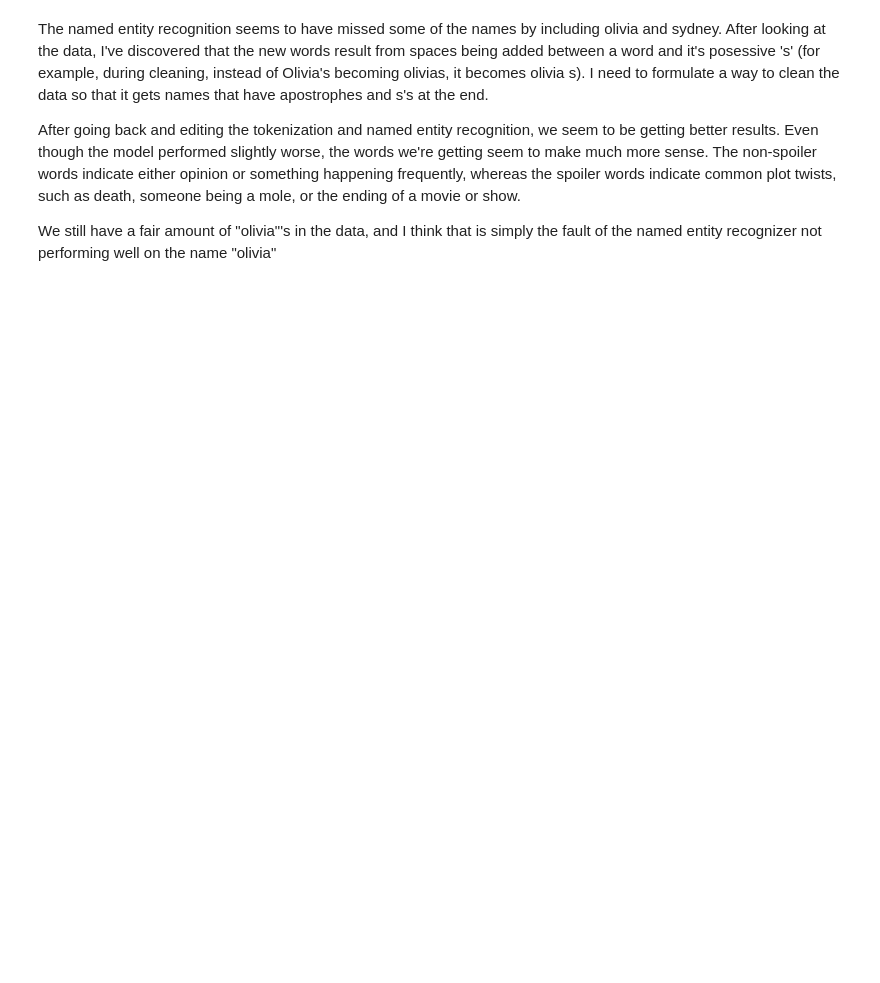
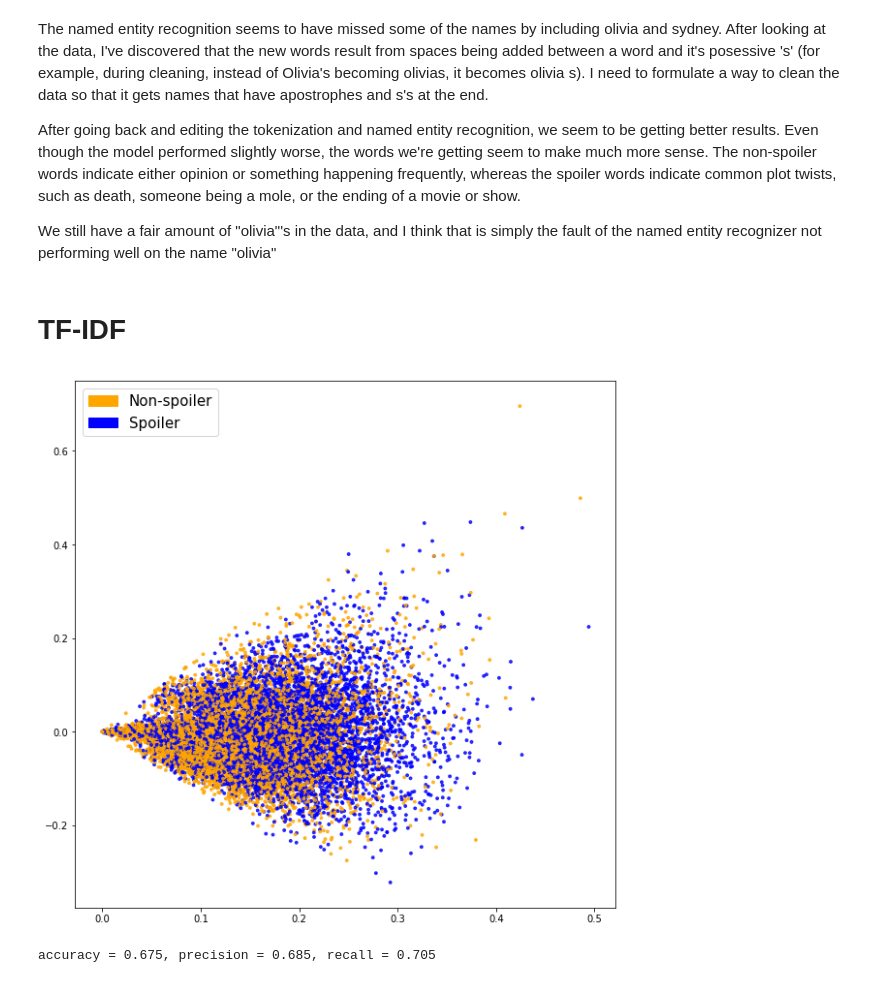
Before and after one commit to ryansmick/victor, a Jupyter notebook: model_selection.ipynb, the cells around one changed output. Drawn from its saved outputs; the diff is of its cells as text; code cells hidden in the pictures; blank space fills up the shorter version.

```diff
--- a/model_selection.ipynb
+++ b/model_selection.ipynb
@@ -492,3 +492,29 @@ The named entity recognition seems to have missed some of the names by including
 After going back and editing the tokenization and named entity recognition, we seem to be getting better results. Even though the model performed slightly worse, the words we're getting seem to make much more sense. The non-spoiler words indicate either opinion or something happening frequently, whereas the spoiler words indicate common plot twists, such as death, someone being a mole, or the ending of a movie or show.
 
 We still have a fair amount of "olivia"'s in the data, and I think that is simply the fault of the named entity recognizer not performing well on the name "olivia"
+# %% [markdown]
+# TF-IDF
+# %%
+from sklearn.feature_extraction.text import TfidfVectorizer
+
+tfidf_vectorizer = TfidfVectorizer()
+
+def tfidf(data):
+    documents = [' '.join(x[0]) for x in data]
+    classes = [x[1] for x in data]
+
+    return (tfidf_vectorizer.fit_transform(documents), np.asarray(classes))
+# %%
+data = tokenize(output_file_name)
+features, classes = tfidf(data)
+# %%
+plot_LSA(features, classes)
+plt.show()
+# %% [output]
+[figure, added]
+# %%
+model = LogisticRegression()
+accuracy, precision, recall, true_labels, pred_labels = validate(model, features, classes)
+print("accuracy = {}, precision = {}, recall = {}".format(round(accuracy, 3), round(precision, 3), round(recall, 3)))
+# %% [output]
+accuracy = 0.675, precision = 0.685, recall = 0.705
```
Also changed, not shown: parts of 11 cells of this notebook.
